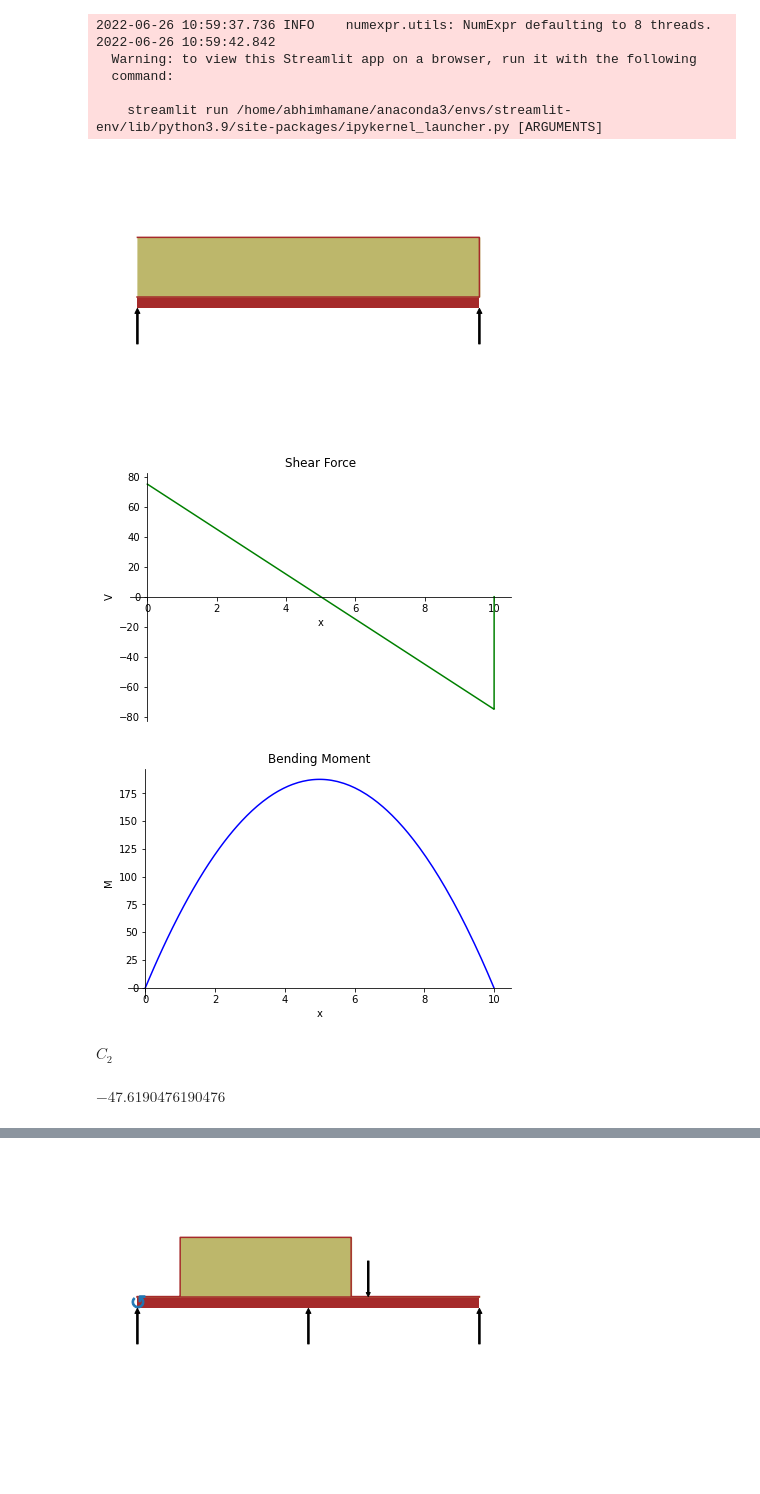
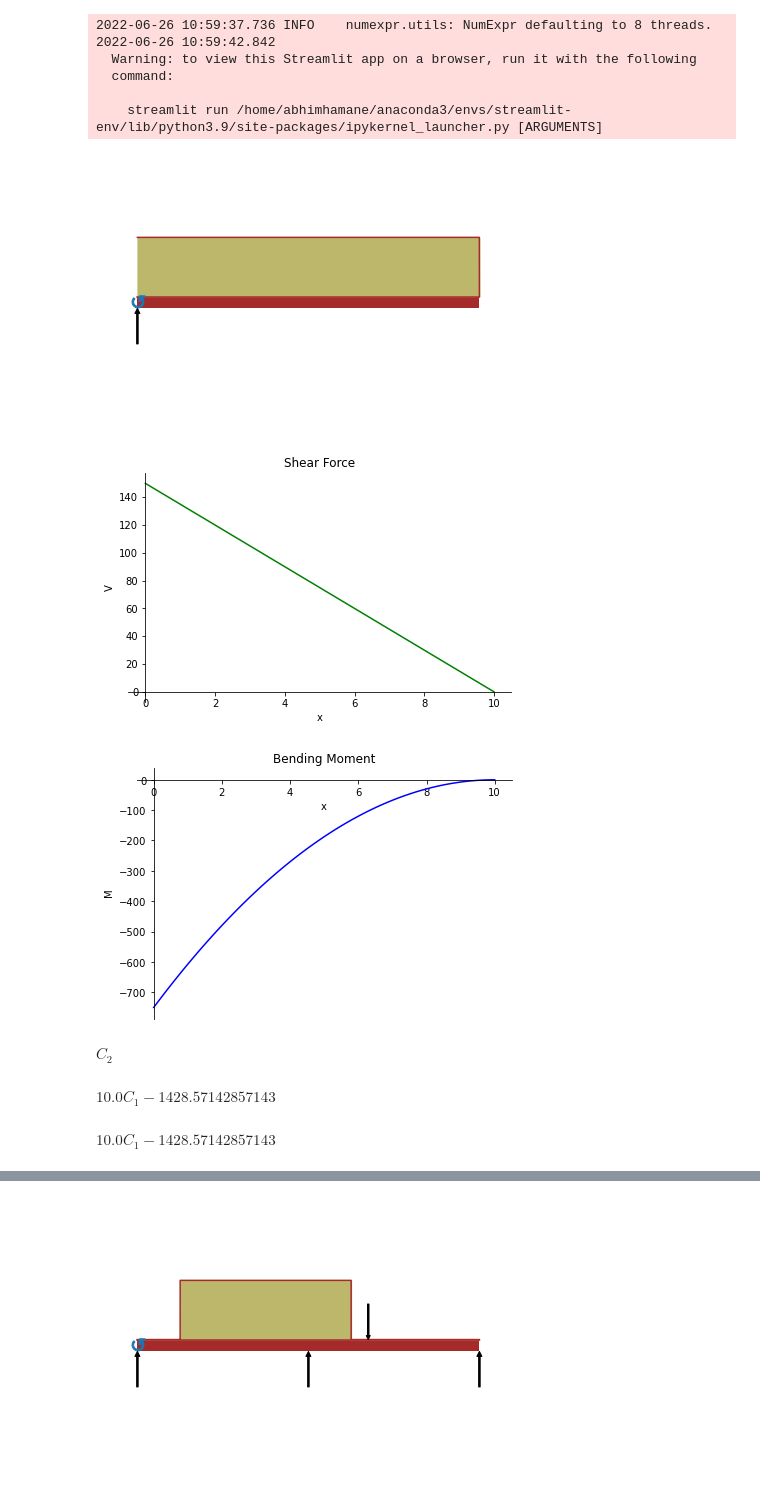
Before and after one commit to abhimhamane/structural_streamlit, a Jupyter notebook: stream.ipynb, the cells around one changed output, grey strips where cells are left out. Drawn from its saved outputs; the diff is of its cells as text; code cells hidden in the pictures; blank space fills up the shorter version.

```diff
--- a/stream.ipynb
+++ b/stream.ipynb
@@ -148,16 +148,16 @@ b1 = Beam(L, E, I)
 
 R1 = sympy_variable("R_0")
 
-#M0 = sympy_variable("M_0")
+M0 = sympy_variable("M_0")
 
-r_end = sympy_variable("R_10")
+#r_end = sympy_variable("R_10")
 
-#m_end = sympy_variable("M_10")
+
 
 
 b1.apply_load(R1, 0, -1)
-#b1.apply_load(M0, 0, -2)
-b1.apply_load(r_end, L, -1)
+b1.apply_load(M0, 0, -2)
+#b1.apply_load(r_end, L, -1)
 #b1.apply_load(m_end, L, -2)
 
 
@@ -169,37 +169,37 @@ b1.bc_deflection.append((L, 0))
 #b1.bc_slope.append((0,0))
 #b1.bc_slope.append((L,0))
 
-b1.solve_for_reaction_loads(R1, r_end)
+b1.solve_for_reaction_loads(R1, M0)
 b1.reaction_loads
 
 
 
 #b1.solve_for_reaction_loads(R1 ,M0, R2)
 #v= b1.plot_shear_force()
 sh_eq = b1.shear_force()
 bm_eqn = b1.bending_moment()
 #slp_eqn = b1.slope()
 #defl_eqn = b1.deflection()
 ax_x = np.arange(0, L, 0.05)
 #print(ax_x)
 x = sympy.symbols("x")
 shear_y = []
 
 for i in ax_x:
     shear_y.append(sh_eq.subs(x, i))
 
 _pen = b1.draw()
 _pen.show()
 
 b1.plot_shear_force()
 b1.plot_bending_moment()
 
 shear_eqn = b1.shear_force()
 moment_eqn = b1.bending_moment()
 # %% [output]
-[figure, old version]
+[figure, new version]
-[figure, old version]
+[figure, new version]
-[figure, old version]
+[figure, new version]
 # %%
 x = sympy.symbols("x")
 
@@ -218,4 +218,8 @@ _bc = integrated_defl.subs(x, 10.0)
 # C2 = 0
 #C1 = 0
+# %%
+_bc
+# %% [output]
+$\displaystyle 10.0 C_{1} - 1428.57142857143$
 # %%
 _bc = _bc.subs(C2, 0.0)
@@ -224 +226,5 @@ _c1 = sympy.solvers.solve(_bc, C1)
+# %%
+_bc
+# %% [output]
+$\displaystyle 10.0 C_{1} - 1428.57142857143$
 # %%
@@ -226,8 +232,4 @@ integrated_defl = integrated_defl.subs(C1, -47.6190476190476)
 integrated_defl = integrated_defl.subs(C2, 0.0)
-# %%
-_c1[0]
-# %% [output]
-$\displaystyle -47.6190476190476$
 # %%
 integrated_defl
 # %% [output]
```
Also changed, not shown: parts of 5 cells of this notebook, 3 other files.
